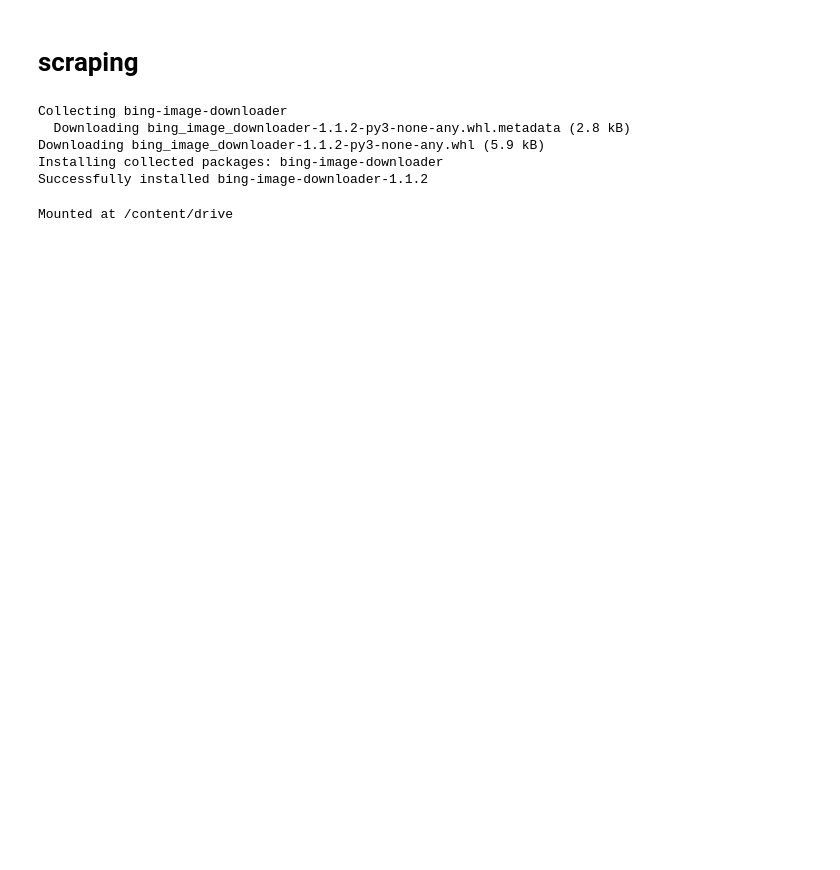
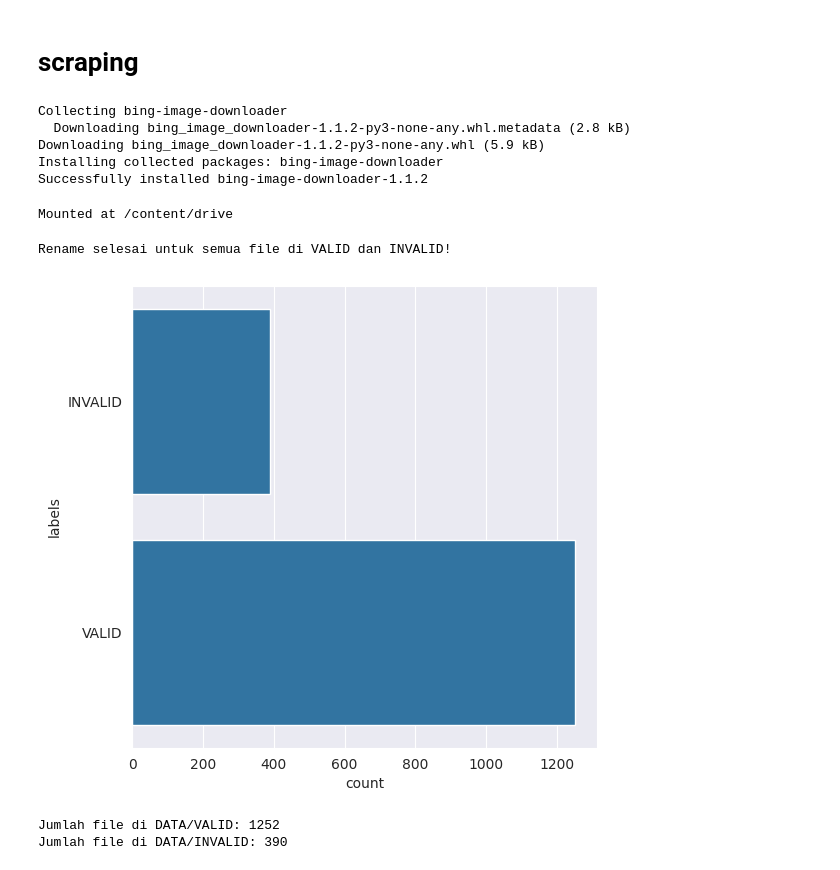
Before and after one commit to cryoras/natural_disaster_validation, a Jupyter notebook: src/v1_image.ipynb, the cells around one changed output. Drawn from its saved outputs; the diff is of its cells as text; code cells hidden in the pictures; blank space fills up the shorter version.

```diff
--- a/src/v1_image.ipynb
+++ b/src/v1_image.ipynb
@@ -28,0 +64,21 @@ Mounted at /content/drive
+# %%
+dest_valid = "DATA/VALID"
+dest_invalid = "DATA/INVALID"
+
+# Rename file di DATA/VALID
+valid_files = sorted(os.listdir(dest_valid))
+for i, file_name in enumerate(valid_files, start=1):
+    old_path = os.path.join(dest_valid, file_name)
+    new_path = os.path.join(dest_valid, f"valid_{i}.jpg")
+    os.rename(old_path, new_path)
+
+# Rename file di DATA/INVALID
+invalid_files = sorted(os.listdir(dest_invalid))
+for i, file_name in enumerate(invalid_files, start=1):
+    old_path = os.path.join(dest_invalid, file_name)
+    new_path = os.path.join(dest_invalid, f"invalid_{i}.jpg")
+    os.rename(old_path, new_path)
+
+print("Rename selesai untuk semua file di VALID dan INVALID!")
+# %% [output]
+Rename selesai untuk semua file di VALID dan INVALID!
@@ -28,0 +124,31 @@ Mounted at /content/drive
+# %%
+ND_path = "DATA"
+file_name = []
+labels = []
+full_path = []
+for path, subdirs, files in os.walk(ND_path):
+    for name in files:
+        full_path.append(os.path.join(path, name))
+        labels.append(path.split('/')[-1])
+        file_name.append(name)
+
+distribution_train = pd.DataFrame({"path":full_path, 'file_name':file_name, "labels":labels})
+
+# Plot distribusi gambar di setiap kelas
+Label = distribution_train['labels']
+plt.figure(figsize = (6,6))
+sns.set_style("darkgrid")
+plot_data = sns.countplot(Label)
+# %% [output]
+[figure, added]
+# %%
+valid = "DATA/VALID"  # Ganti dengan path folder yang ingin dihitung
+file_count = len([f for f in os.listdir(valid) if os.path.isfile(os.path.join(valid, f))])
+print(f"Jumlah file di {valid}: {file_count}")
+
+invalid = "DATA/INVALID"
+file_count = len([f for f in os.listdir(invalid) if os.path.isfile(os.path.join(invalid, f))])
+print(f"Jumlah file di {invalid}: {file_count}")
+# %% [output]
+Jumlah file di DATA/VALID: 1252
+Jumlah file di DATA/INVALID: 390
```
Also changed, not shown: parts of 17 cells of this notebook.
